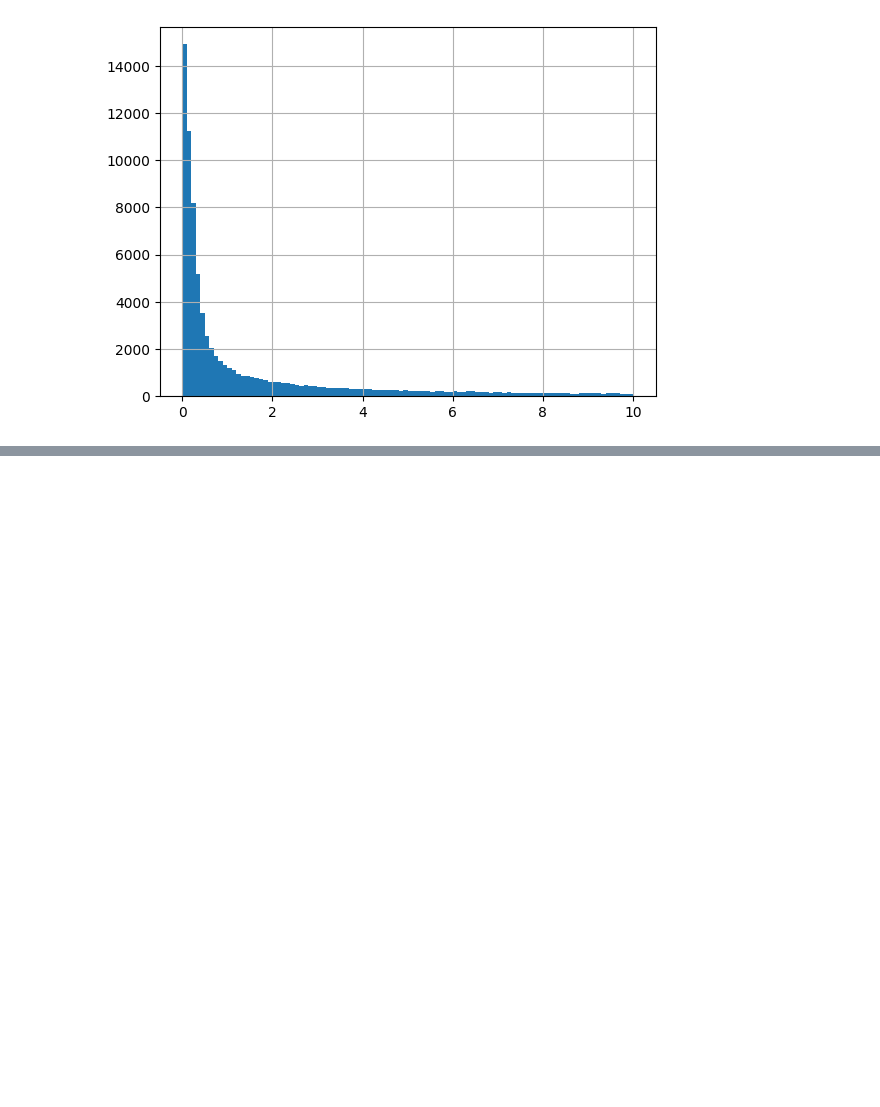
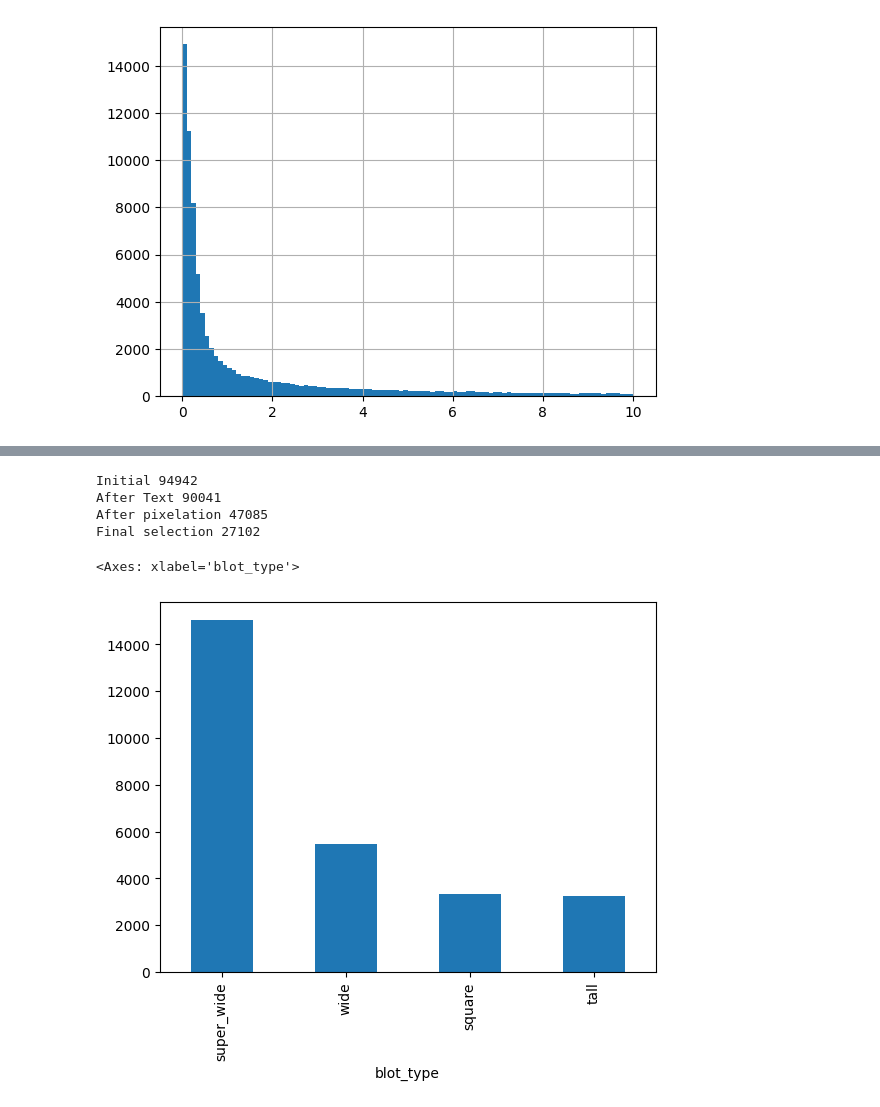
Before and after one commit to phillipecardenuto/sciint-iqa, a Jupyter notebook: notebooks/select_data.ipynb, the cells around one changed output, grey strips where cells are left out. Saved outputs shown, nothing was run; the diff lists cells and outputs as text; code cells hidden in the pictures; blank space fills up the shorter version.

```diff
--- a/notebooks/select_data.ipynb
+++ b/notebooks/select_data.ipynb
@@ -82,3 +96,40 @@ after niqe 16715
+# %%
+# Removes aberrations, preserve high resolution, soften the thresholds
+selected_data = blot_meta.copy()
+
+print("Initial", len(selected_data))
+# Remove images with Text
+selected_data = selected_data[selected_data['has_text'] <= 0.3]
+print("After Text", len(selected_data))
+
+# Remove images with pixelation effect or totally white
+selected_data = selected_data[selected_data['pixelation'] <= 0.5]
+print("After pixelation", len(selected_data))
+
+
+selected_data["useful"] = 0
+high_resolution =   selected_data[selected_data['res'] > 150000].index
+selected_data.loc[high_resolution, "useful"] = 1
+
+maniqa = selected_data[selected_data['maniqa-pipal'] >= 0.37].index
+selected_data.loc[maniqa, "useful"] += 1
+
+compression = selected_data[selected_data['compression'] <= 1].index
+selected_data.loc[compression, "useful"] += 1
+
+niqe = selected_data[selected_data['niqe'] <= 10.41].index
+selected_data.loc[niqe, "useful"] += 1
+
+selected_data = selected_data[selected_data["useful"]>1]
+print("Final selection", len(selected_data))
+selected_data.blot_type.value_counts().plot(kind='bar')
+# %% [output]
+Initial 94942
+After Text 90041
+After pixelation 47085
+Final selection 27102
+<Axes: xlabel='blot_type'>
+[figure, added]
 # %%
 # split data in two folds
 articles = selected_data['article_id'].unique()
```
Also changed, not shown: parts of 7 cells of this notebook.
